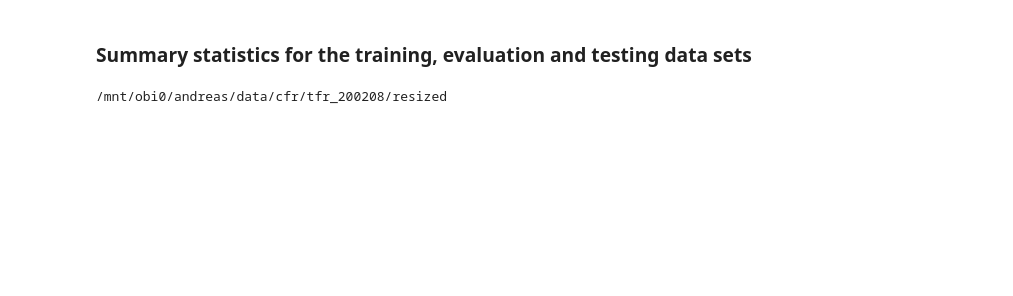
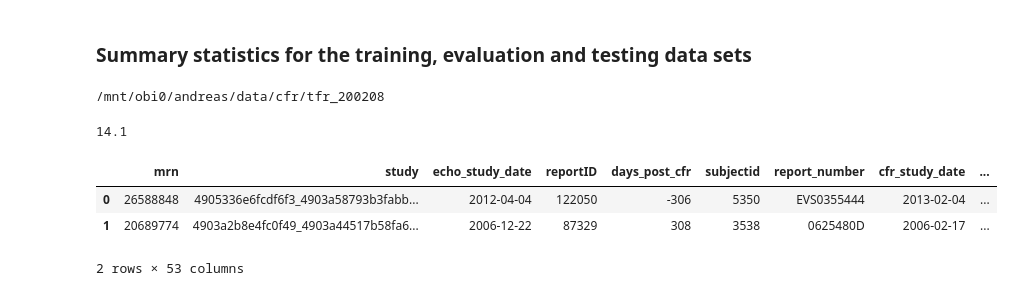
Before and after one commit to awerdich/werdich-cfr, a Jupyter notebook: notebooks/tfr_data_train_summary.ipynb, the cells around one changed output. Cells and saved outputs as stored; diff of their text form; code cells hidden in the pictures; blank space fills up the shorter version.

```diff
--- a/notebooks/tfr_data_train_summary.ipynb
+++ b/notebooks/tfr_data_train_summary.ipynb
@@ -10,20 +11,30 @@ pd.set_option('display.max_columns', 50)
 pd.set_option('display.width', 1000)
 # %%
 cfr_data_root = os.path.normpath('/mnt/obi0/andreas/data/cfr')
-tfr_dir = os.path.join(cfr_data_root, 'tfr_200208', 'resized')
+tfr_dir = os.path.join(cfr_data_root, 'tfr_200208')
 cfr_meta_date = '200208'
 meta_dir = os.path.join(cfr_data_root, 'metadata_'+cfr_meta_date)
 print(tfr_dir)
 # %% [output]
-/mnt/obi0/andreas/data/cfr/tfr_200208/resized
+/mnt/obi0/andreas/data/cfr/tfr_200208
 # %%
 # TFR .parquet data files
 train_files = glob.glob(os.path.join(tfr_dir, 'cfr_resized_a4c_train_200208_*.parquet'))
 eval_files = glob.glob(os.path.join(tfr_dir, 'cfr_resized_a4c_eval_200208_*.parquet'))
 test_files = glob.glob(os.path.join(tfr_dir, 'cfr_resized_a4c_test_200208_*.parquet'))
+# %%
+print(len(eval_df.filename.unique())/20)
+# %% [output]
+14.1
 # %%
 train_df = pd.concat([pd.read_parquet(file) for file in train_files])
 eval_df = pd.concat([pd.read_parquet(file) for file in eval_files])
 test_df = pd.concat([pd.read_parquet(file) for file in test_files])
 dset = pd.concat([train_df, eval_df, test_df], axis = 0, ignore_index=True).reset_index(drop=True)
+dset.head(2)
+# %% [output]
+|  | mrn | study | echo_study_date | reportID | days_post_cfr | subjectid | report_number | cfr_study_date | ... |
+| 0 | 26588848 | 4905336e6fcdf6f3_4903a58793b3fabb... | 2012-04-04 | 122050 | -306 | 5350 | EVS0355444 | 2013-02-04 | ... |
+| 1 | 20689774 | 4903a2b8e4fc0f49_4903a44517b58fa6... | 2006-12-22 | 87329 | 308 | 3538 | 0625480D | 2006-02-17 | ... |
+2 rows × 53 columns
 # %%
```
Also changed, not shown: parts of 6 cells of this notebook, 12 other files.
